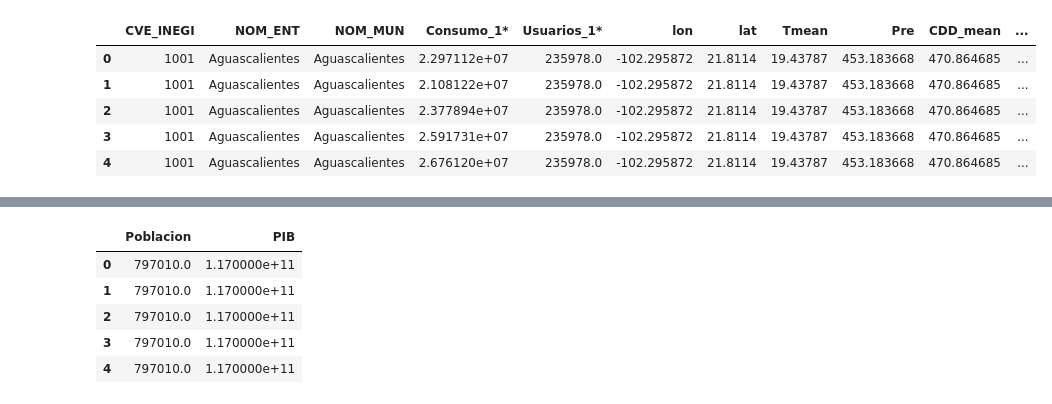
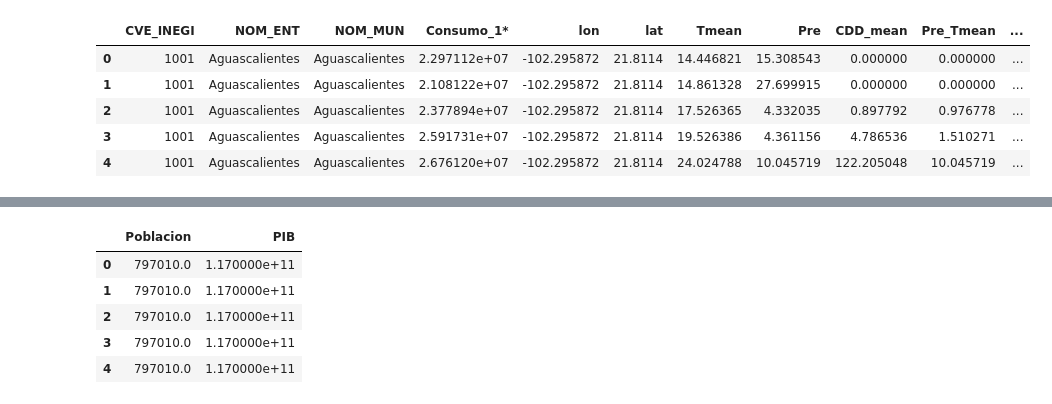
Before and after one commit to rodrigoms95/herramientas-climatico-22-1, a Jupyter notebook: code/Proyecto/Jupyter/train_ML.ipynb, the cells around one changed output, grey strips where cells are left out. Cells and saved outputs as stored; diff of their text form; code cells hidden in the pictures.

```diff
--- a/code/Proyecto/Jupyter/train_ML.ipynb
+++ b/code/Proyecto/Jupyter/train_ML.ipynb
@@ -20,36 +20,39 @@ from sklearn.model_selection import train_test_split
 from sklearn.model_selection import GridSearchCV
 # %%
 path_drive = "/content/drive/MyDrive/Colab/Subsidio_electricidad/"
-path_data = path_drive + "data/Actual/"
-fname = "data.csv"
+path_data = path_drive + "data/Actual/data"
+fname = ".csv"
 
 test = []
 reg_model = []
 
 data = pd.read_csv(path_data + fname)
+data_y = pd.read_csv(path_data + "_yearly" + fname)
 
 # Unimos las tarifas 1 y DAC.
 data["Consumo_1*"] += data["Consumo_DAC"]
-data["Usuarios_1*"] += data["Usuarios_DAC"]
-data.drop(["Consumo_DAC", "Usuarios_DAC"],
+data.drop(["Consumo_DAC", "Usuarios_1*", "Usuarios_DAC"],
+    axis = 1, inplace = True)
+data_y["Usuarios_1*"] += data_y["Usuarios_DAC"]
+data_y.drop(["Consumo_1*", "Consumo_DAC", "Usuarios_DAC"],
     axis = 1, inplace = True)
 
 # Escogemos las variables relevantes.
 data.drop(["Area", "CVE_ENT", "CVE_MUN",
     "Tmax", "Tmin", "HDD_mean", "HDD_p10",
     "CDD_p90", "$luz", "Tmean_max_2",
     "M_verano", "Tarifa", "Verano"],
     axis = 1, inplace = True)
 
 # Información utilizada para el modelo.
 data.head()
 # %% [output]
-|  | CVE_INEGI | NOM_ENT | NOM_MUN | Consumo_1* | Usuarios_1* | lon | lat | Tmean | Pre | CDD_mean | ... |
-| 0 | 1001 | Aguascalientes | Aguascalientes | 2.297112e+07 | 235978.0 | -102.295872 | 21.8114 | 19.43787 | 453.183668 | 470.864685 | ... |
-| 1 | 1001 | Aguascalientes | Aguascalientes | 2.108122e+07 | 235978.0 | -102.295872 | 21.8114 | 19.43787 | 453.183668 | 470.864685 | ... |
-| 2 | 1001 | Aguascalientes | Aguascalientes | 2.377894e+07 | 235978.0 | -102.295872 | 21.8114 | 19.43787 | 453.183668 | 470.864685 | ... |
-| 3 | 1001 | Aguascalientes | Aguascalientes | 2.591731e+07 | 235978.0 | -102.295872 | 21.8114 | 19.43787 | 453.183668 | 470.864685 | ... |
-| 4 | 1001 | Aguascalientes | Aguascalientes | 2.676120e+07 | 235978.0 | -102.295872 | 21.8114 | 19.43787 | 453.183668 | 470.864685 | ... |
+|  | CVE_INEGI | NOM_ENT | NOM_MUN | Consumo_1* | lon | lat | Tmean | Pre | CDD_mean | Pre_Tmean | ... |
+| 0 | 1001 | Aguascalientes | Aguascalientes | 2.297112e+07 | -102.295872 | 21.8114 | 14.446821 | 15.308543 | 0.000000 | 0.000000 | ... |
+| 1 | 1001 | Aguascalientes | Aguascalientes | 2.108122e+07 | -102.295872 | 21.8114 | 14.861328 | 27.699915 | 0.000000 | 0.000000 | ... |
+| 2 | 1001 | Aguascalientes | Aguascalientes | 2.377894e+07 | -102.295872 | 21.8114 | 17.526365 | 4.332035 | 0.897792 | 0.976778 | ... |
+| 3 | 1001 | Aguascalientes | Aguascalientes | 2.591731e+07 | -102.295872 | 21.8114 | 19.526386 | 4.361156 | 4.786536 | 1.510271 | ... |
+| 4 | 1001 | Aguascalientes | Aguascalientes | 2.676120e+07 | -102.295872 | 21.8114 | 24.024788 | 10.045719 | 122.205048 | 10.045719 | ... |
 # %%
 # Estadísticos de las variables.
 data.describe()
```
Also changed, not shown: parts of 19 cells of this notebook.
